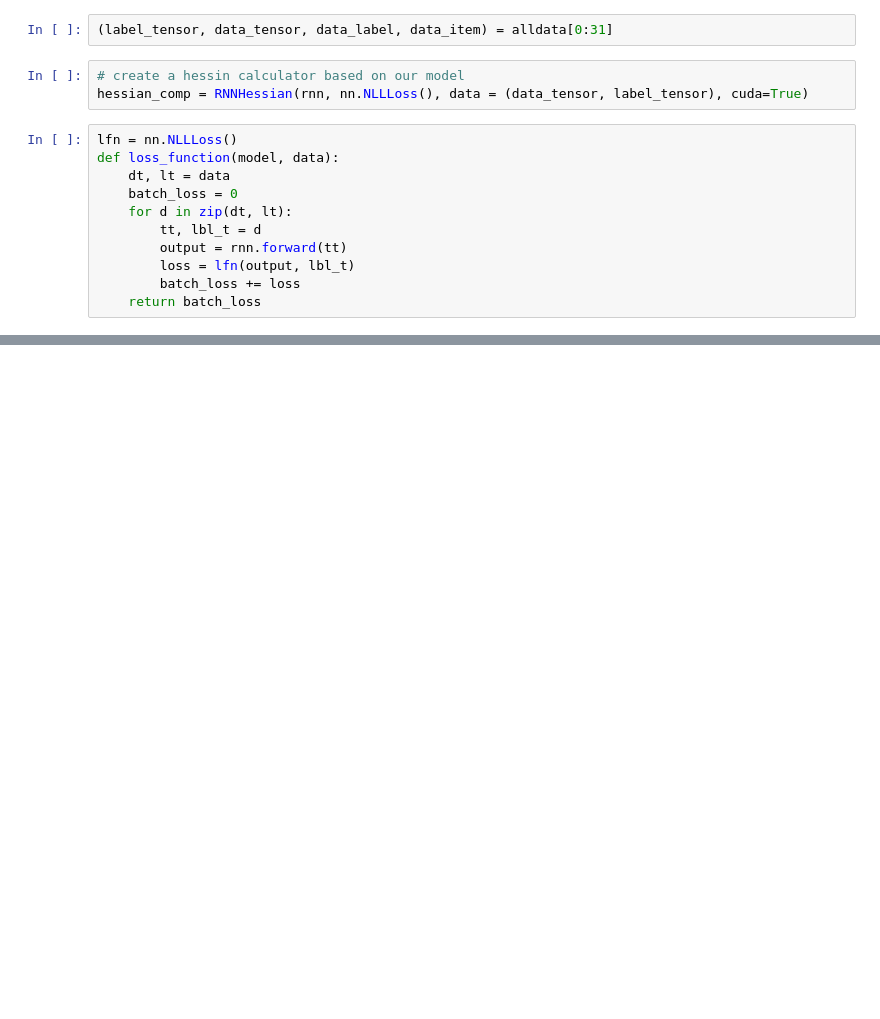
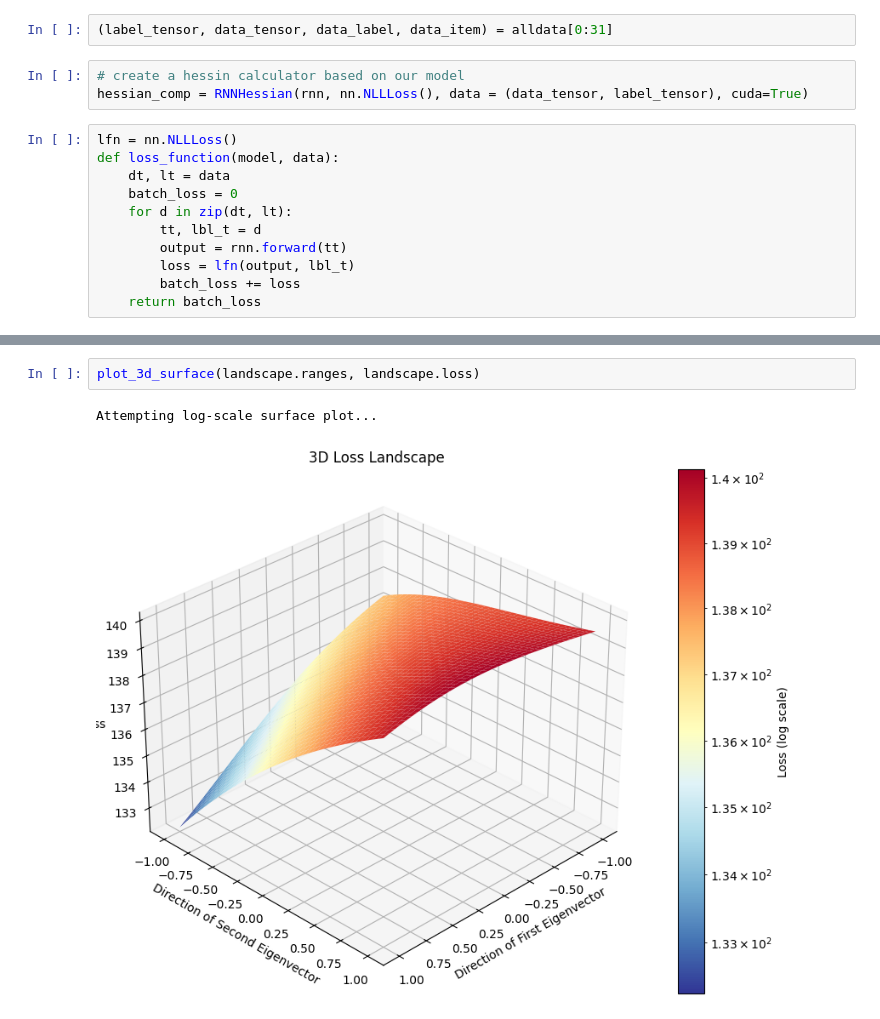
Before and after one commit to Vis4SciML/Landscaper, a Jupyter notebook: examples/computation.ipynb, the cells around one changed output, grey strips where cells are left out. Saved outputs shown, nothing was run; the diff lists cells and outputs as text; blank space fills up the shorter version.

```diff
--- a/examples/computation.ipynb
+++ b/examples/computation.ipynb
@@ -309,0 +319,5 @@ MemoryError: Unable to allocate 35.4 GiB for an array with shape (68921, 68920)
+# %%
+plot_3d_surface(landscape.ranges, landscape.loss)
+# %% [output]
+Attempting log-scale surface plot...
+[figure, added]
```
Also changed, not shown: parts of 5 cells of this notebook.
